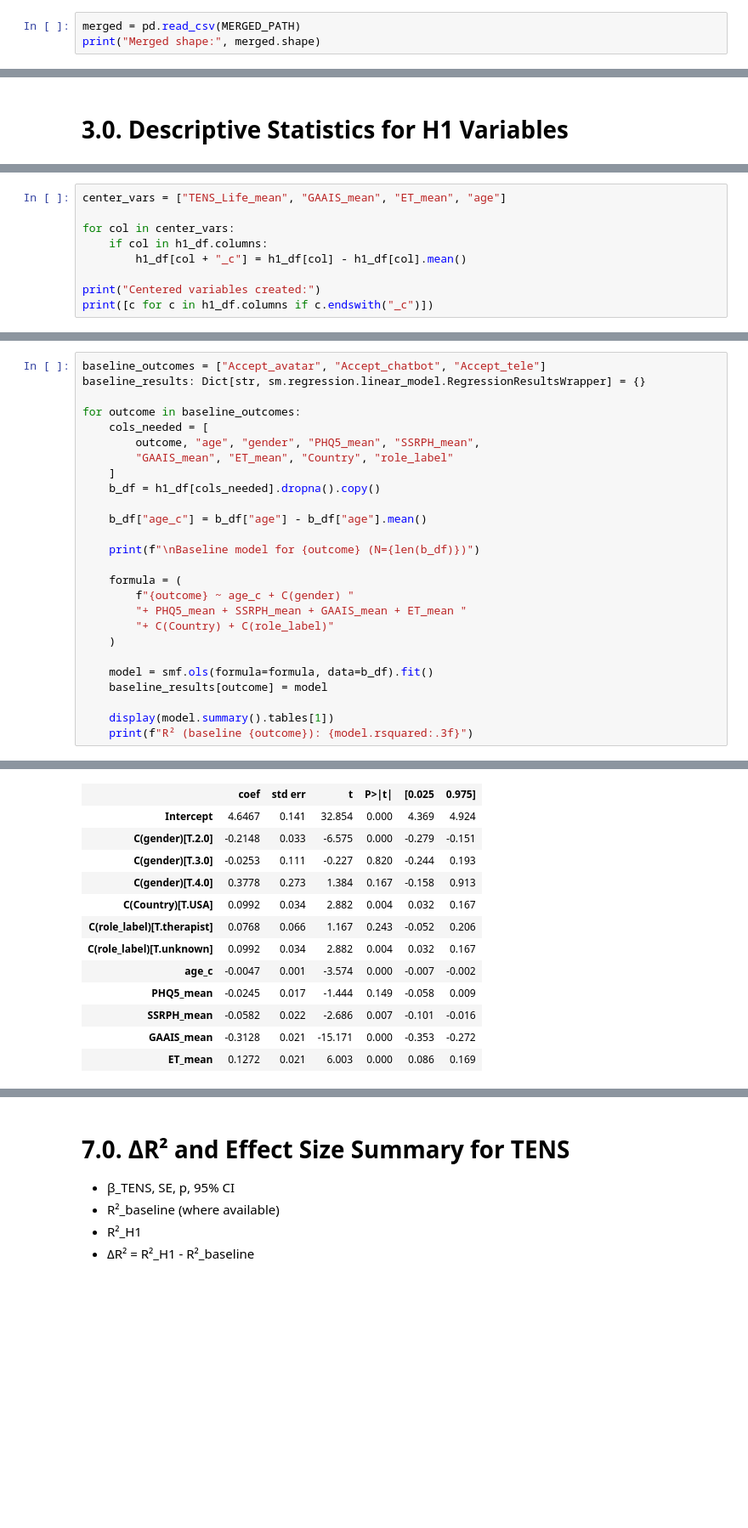
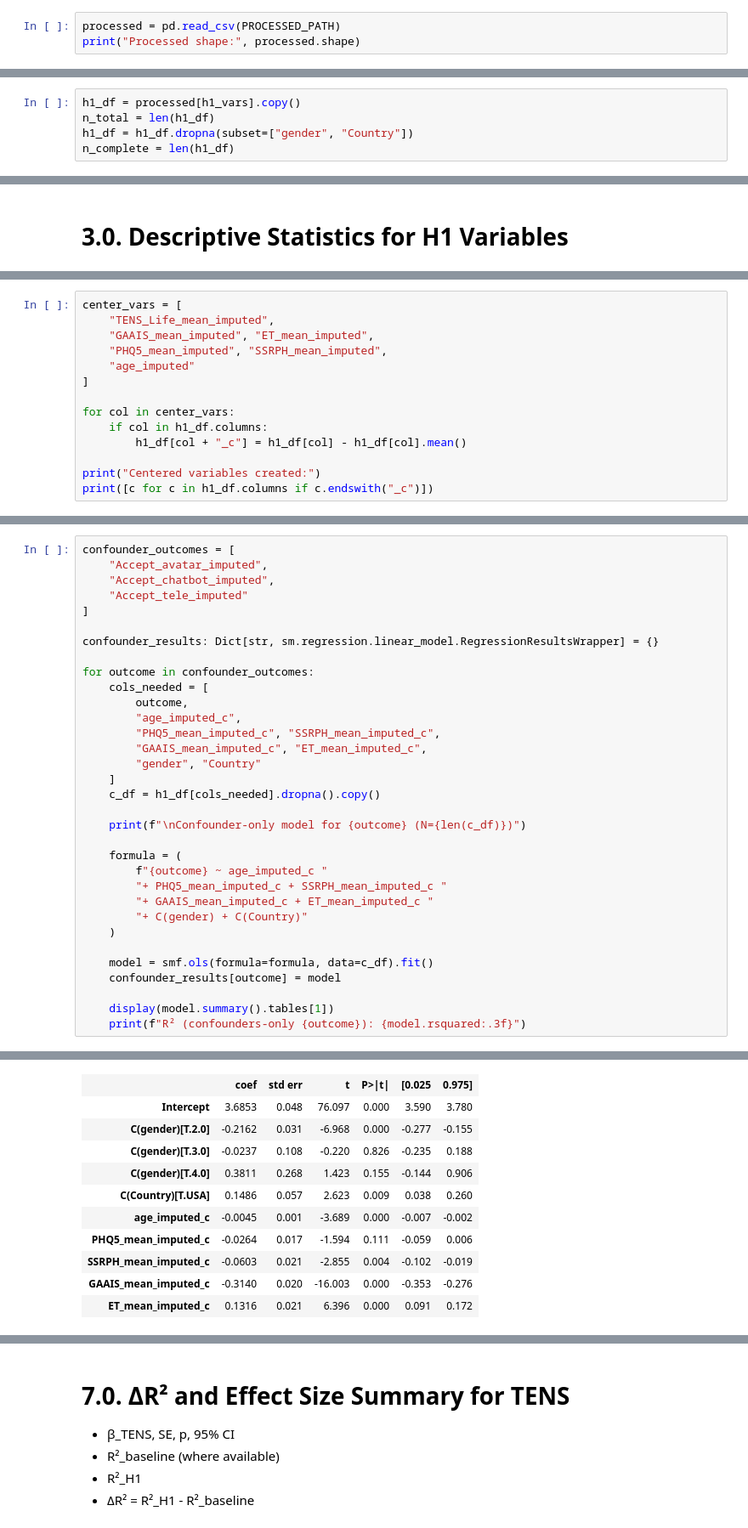
Before and after one commit to ZhaoJackson/AI_Attitude_Psychotherapy, a Jupyter notebook: H1_Main_Effect_SDT_Acceptance.ipynb, the cells around one changed output, grey strips where cells are left out. Shown at 85% size. Saved outputs shown, nothing was run; the diff lists cells and outputs as text; blank space fills up the shorter version.

```diff
--- a/H1_Main_Effect_SDT_Acceptance.ipynb
+++ b/H1_Main_Effect_SDT_Acceptance.ipynb
@@ -39,6 +45,6 @@ MERGED_PATH = DATA_DIR / "merged.csv"
 # 1.0. Load Processed Data
 - We use the fully merged dataset that already contains composite scores and harmonized variables for China + USA.
 # %%
-merged = pd.read_csv(MERGED_PATH)
-print("Merged shape:", merged.shape)
+processed = pd.read_csv(PROCESSED_PATH)
+print("Processed shape:", processed.shape)
 # %% [output]
@@ -103,0 +104,5 @@ Name: count, dtype: int64
+# %%
+h1_df = processed[h1_vars].copy()
+n_total = len(h1_df)
+h1_df = h1_df.dropna(subset=["gender", "Country"])
+n_complete = len(h1_df)
@@ -159,5 +224,10 @@ plt.show()
 # %%
-center_vars = ["TENS_Life_mean", "GAAIS_mean", "ET_mean", "age"]
+center_vars = [
+    "TENS_Life_mean_imputed",
+    "GAAIS_mean_imputed", "ET_mean_imputed",
+    "PHQ5_mean_imputed", "SSRPH_mean_imputed",
+    "age_imputed"
+]
 
 for col in center_vars:
     if col in h1_df.columns:
@@ -175,27 +245,34 @@ Centered variables created:
 # %%
-baseline_outcomes = ["Accept_avatar", "Accept_chatbot", "Accept_tele"]
-baseline_results: Dict[str, sm.regression.linear_model.RegressionResultsWrapper] = {}
+confounder_outcomes = [
+    "Accept_avatar_imputed",
+    "Accept_chatbot_imputed",
+    "Accept_tele_imputed"
+]
 
-for outcome in baseline_outcomes:
+confounder_results: Dict[str, sm.regression.linear_model.RegressionResultsWrapper] = {}
+
+for outcome in confounder_outcomes:
     cols_needed = [
-        outcome, "age", "gender", "PHQ5_mean", "SSRPH_mean",
-        "GAAIS_mean", "ET_mean", "Country", "role_label"
+        outcome,
+        "age_imputed_c",
+        "PHQ5_mean_imputed_c", "SSRPH_mean_imputed_c",
+        "GAAIS_mean_imputed_c", "ET_mean_imputed_c",
+        "gender", "Country"
     ]
-    b_df = h1_df[cols_needed].dropna().copy()
+    c_df = h1_df[cols_needed].dropna().copy()
 
-    b_df["age_c"] = b_df["age"] - b_df["age"].mean()
-
-    print(f"\nBaseline model for {outcome} (N={len(b_df)})")
+    print(f"\nConfounder-only model for {outcome} (N={len(c_df)})")
 
     formula = (
-        f"{outcome} ~ age_c + C(gender) "
-        "+ PHQ5_mean + SSRPH_mean + GAAIS_mean + ET_mean "
-        "+ C(Country) + C(role_label)"
+        f"{outcome} ~ age_imputed_c "
+        "+ PHQ5_mean_imputed_c + SSRPH_mean_imputed_c "
+        "+ GAAIS_mean_imputed_c + ET_mean_imputed_c "
+        "+ C(gender) + C(Country)"
     )
 
-    model = smf.ols(formula=formula, data=b_df).fit()
-    baseline_results[outcome] = model
+    model = smf.ols(formula=formula, data=c_df).fit()
+    confounder_results[outcome] = model
 
     display(model.summary().tables[1])
-    print(f"R² (baseline {outcome}): {model.rsquared:.3f}")
+    print(f"R² (confounders-only {outcome}): {model.rsquared:.3f}")
 # %% [output]
@@ -203,13 +280,11 @@ Baseline model for Accept_avatar (N=2085)
 |  | coef | std err | t | P>|t| | [0.025 | 0.975] |
-| Intercept | 4.6467 | 0.141 | 32.854 | 0.000 | 4.369 | 4.924 |
-| C(gender)[T.2.0] | -0.2148 | 0.033 | -6.575 | 0.000 | -0.279 | -0.151 |
-| C(gender)[T.3.0] | -0.0253 | 0.111 | -0.227 | 0.820 | -0.244 | 0.193 |
-| C(gender)[T.4.0] | 0.3778 | 0.273 | 1.384 | 0.167 | -0.158 | 0.913 |
-| C(Country)[T.USA] | 0.0992 | 0.034 | 2.882 | 0.004 | 0.032 | 0.167 |
-| C(role_label)[T.therapist] | 0.0768 | 0.066 | 1.167 | 0.243 | -0.052 | 0.206 |
-| C(role_label)[T.unknown] | 0.0992 | 0.034 | 2.882 | 0.004 | 0.032 | 0.167 |
-| age_c | -0.0047 | 0.001 | -3.574 | 0.000 | -0.007 | -0.002 |
-| PHQ5_mean | -0.0245 | 0.017 | -1.444 | 0.149 | -0.058 | 0.009 |
-| SSRPH_mean | -0.0582 | 0.022 | -2.686 | 0.007 | -0.101 | -0.016 |
-| GAAIS_mean | -0.3128 | 0.021 | -15.171 | 0.000 | -0.353 | -0.272 |
-| ET_mean | 0.1272 | 0.021 | 6.003 | 0.000 | 0.086 | 0.169 |
+| Intercept | 3.6853 | 0.048 | 76.097 | 0.000 | 3.590 | 3.780 |
+| C(gender)[T.2.0] | -0.2162 | 0.031 | -6.968 | 0.000 | -0.277 | -0.155 |
+| C(gender)[T.3.0] | -0.0237 | 0.108 | -0.220 | 0.826 | -0.235 | 0.188 |
+| C(gender)[T.4.0] | 0.3811 | 0.268 | 1.423 | 0.155 | -0.144 | 0.906 |
+| C(Country)[T.USA] | 0.1486 | 0.057 | 2.623 | 0.009 | 0.038 | 0.260 |
+| age_imputed_c | -0.0045 | 0.001 | -3.689 | 0.000 | -0.007 | -0.002 |
+| PHQ5_mean_imputed_c | -0.0264 | 0.017 | -1.594 | 0.111 | -0.059 | 0.006 |
+| SSRPH_mean_imputed_c | -0.0603 | 0.021 | -2.855 | 0.004 | -0.102 | -0.019 |
+| GAAIS_mean_imputed_c | -0.3140 | 0.020 | -16.003 | 0.000 | -0.353 | -0.276 |
+| ET_mean_imputed_c | 0.1316 | 0.021 | 6.396 | 0.000 | 0.091 | 0.172 |
```
Also changed, not shown: parts of 33 cells of this notebook.
